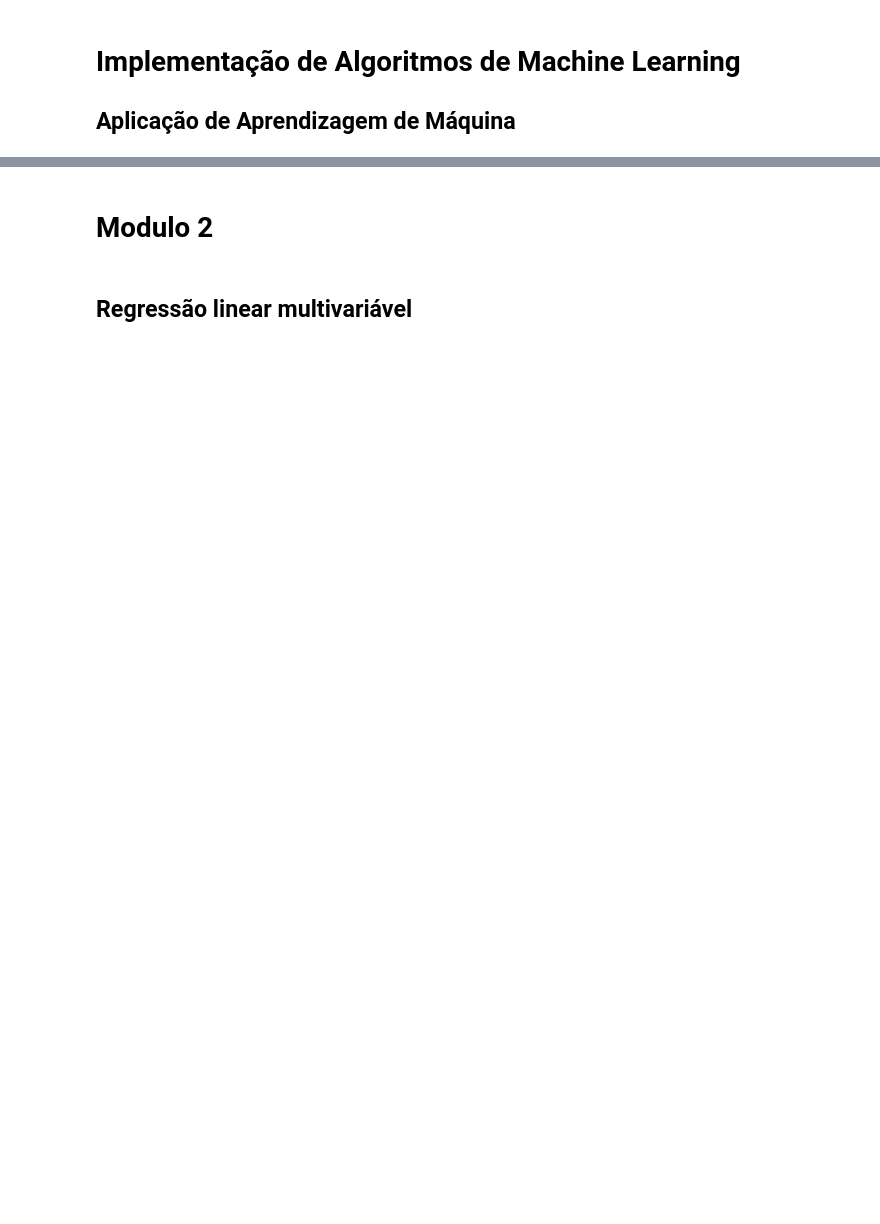
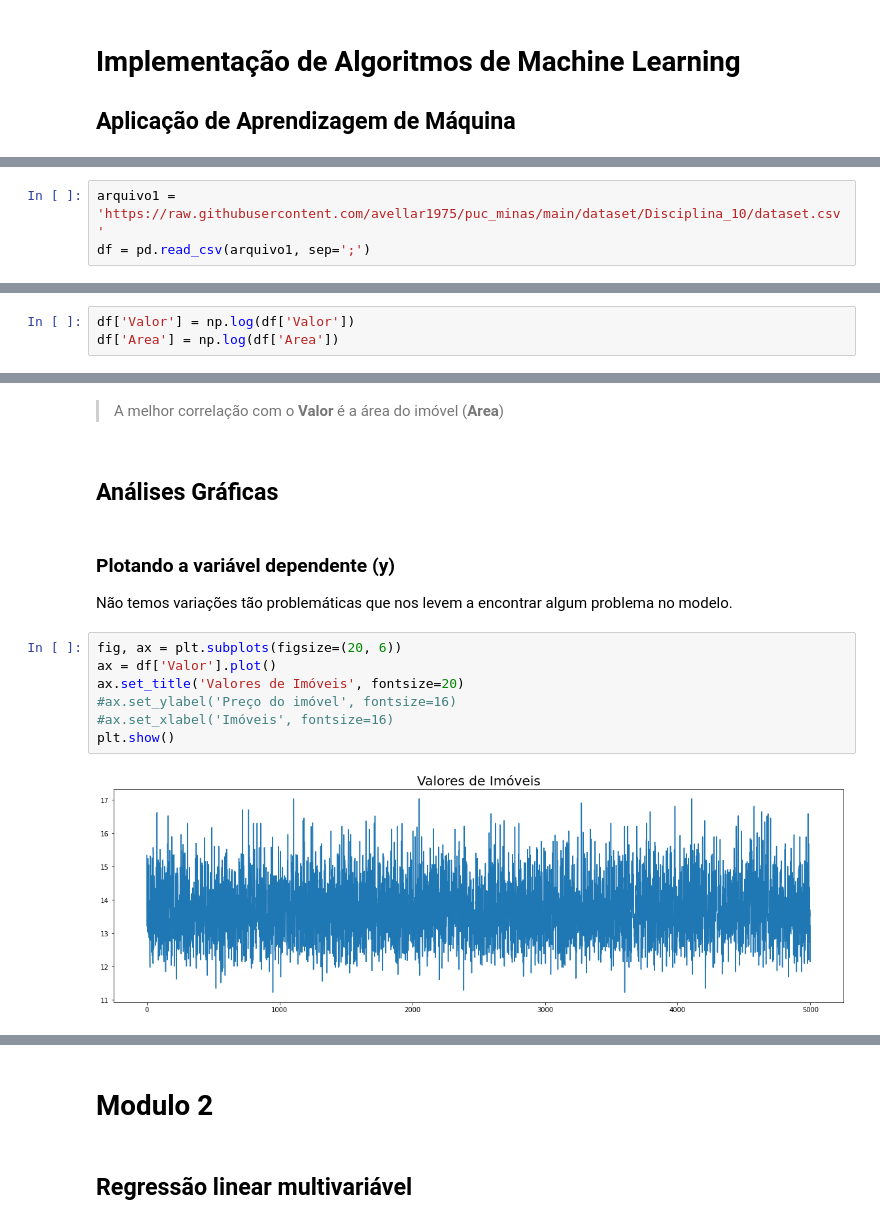
Before and after one commit to avellar1975/puc_minas, a Jupyter notebook: notebooks/Disciplina_10/Machine_Learning.ipynb, the cells around one changed output, grey strips where cells are left out. Cells and saved outputs as stored; diff of their text form; blank space fills up the shorter version.

```diff
--- a/notebooks/Disciplina_10/Machine_Learning.ipynb
+++ b/notebooks/Disciplina_10/Machine_Learning.ipynb
@@ -59,0 +50,3 @@ memory usage: 150.0 KB
+# %%
+arquivo1 = 'https://raw.githubusercontent.com/avellar1975/puc_minas/main/dataset/Disciplina_10/dataset.csv'
+df = pd.read_csv(arquivo1, sep=';')
@@ -59,0 +67,3 @@ memory usage: 150.0 KB
+# %%
+df['Valor'] = np.log(df['Valor'])
+df['Area'] = np.log(df['Area'])
@@ -59,0 +107,17 @@ memory usage: 150.0 KB
+# %% [markdown]
+> A melhor correlação com o **Valor** é a área do imóvel (**Area**)
+# %% [markdown]
+## Análises Gráficas
+# %% [markdown]
+### Plotando a variável dependente (y)
+
+Não temos variações tão problemáticas que nos levem a encontrar algum problema no modelo.
+# %%
+fig, ax = plt.subplots(figsize=(20, 6))
+ax = df['Valor'].plot()
+ax.set_title('Valores de Imóveis', fontsize=20)
+#ax.set_ylabel('Preço do imóvel', fontsize=16)
+#ax.set_xlabel('Imóveis', fontsize=16)
+plt.show()
+# %% [output]
+[figure, added]
```
Also changed, not shown: parts of 128 cells of this notebook.
